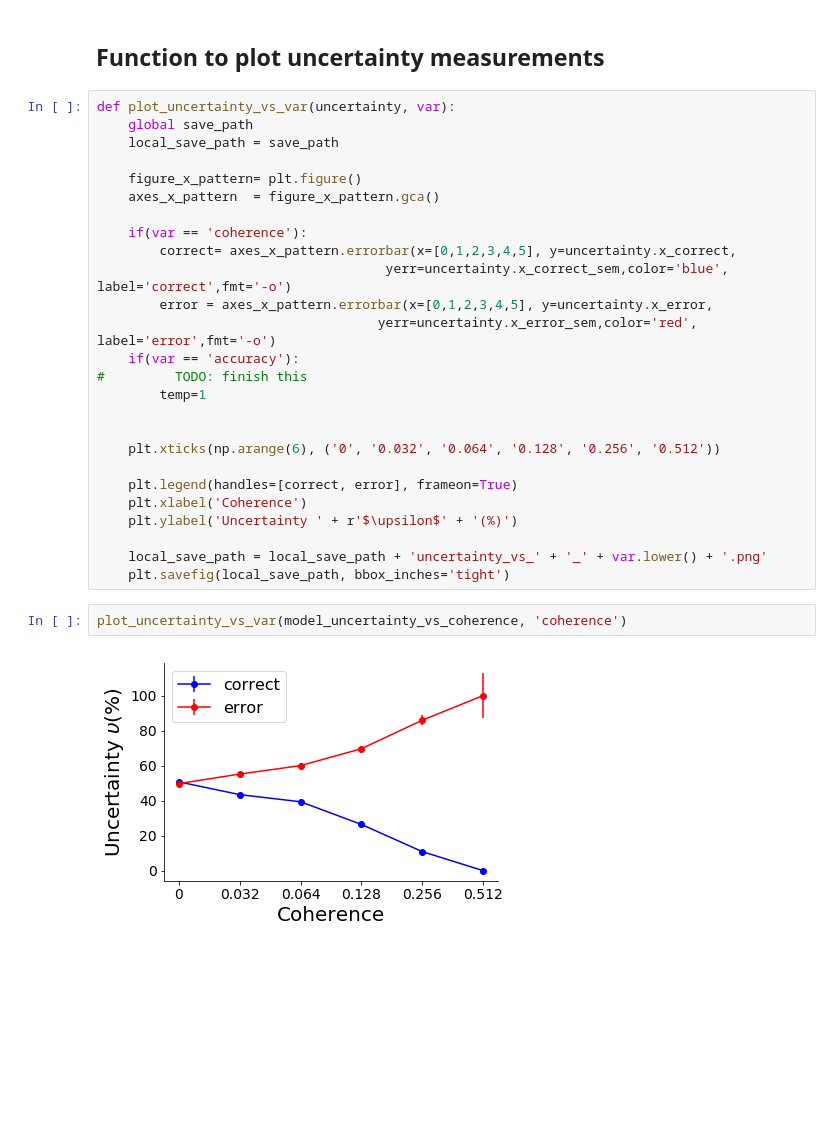
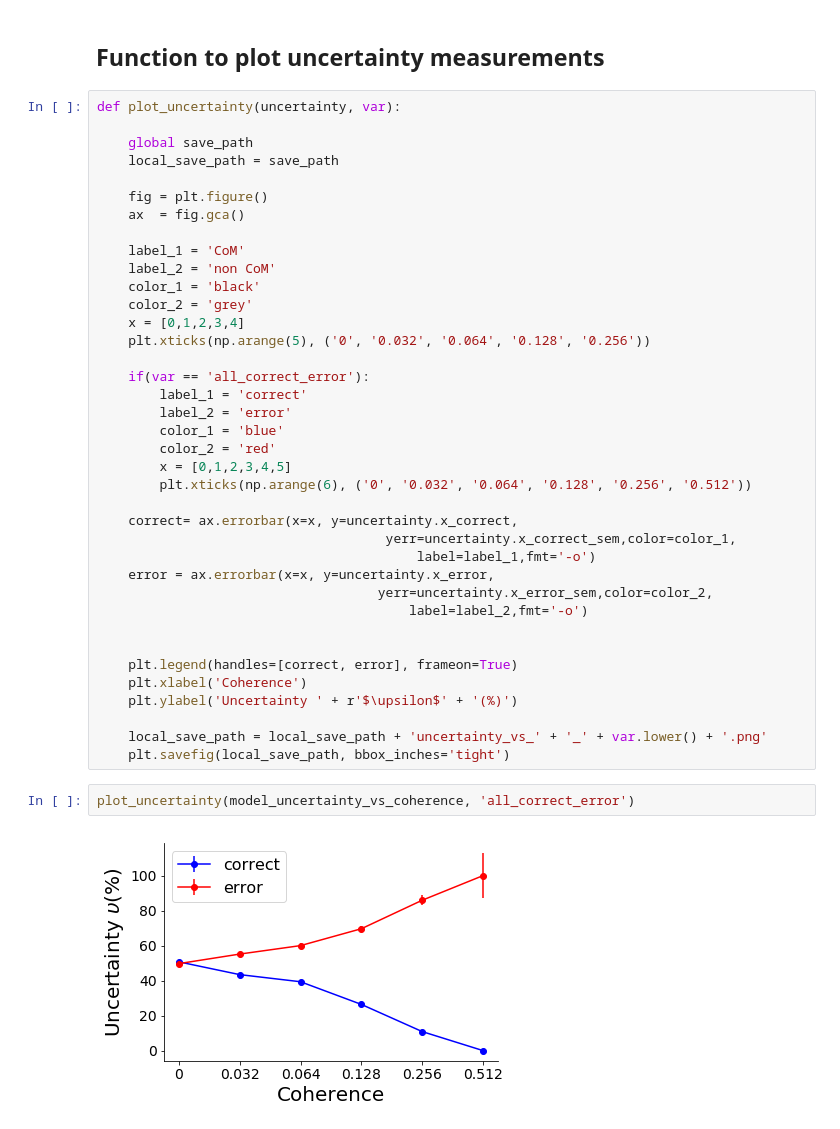
Before and after one commit to nidstigator/com_fixed_duration, a Jupyter notebook: plotting_code/notebooks/modelling_results.ipynb, the cells around one changed output. Drawn from its saved outputs; the diff is of its cells as text; blank space fills up the shorter version.

```diff
--- a/plotting_code/notebooks/modelling_results.ipynb
+++ b/plotting_code/notebooks/modelling_results.ipynb
@@ -105,24 +140,36 @@ plot_mean_timecourse(model_com_activity_traces,'com')
 # %% [markdown]
 ## Function to plot uncertainty measurements
 # %%
-def plot_uncertainty_vs_var(uncertainty, var):
+def plot_uncertainty(uncertainty, var):
+
     global save_path
     local_save_path = save_path
 
-    figure_x_pattern= plt.figure()
-    axes_x_pattern  = figure_x_pattern.gca()
+    fig = plt.figure()
+    ax  = fig.gca()
 
-    if(var == 'coherence'):
-        correct= axes_x_pattern.errorbar(x=[0,1,2,3,4,5], y=uncertainty.x_correct,
-                                     yerr=uncertainty.x_correct_sem,color='blue', label='correct',fmt='-o')
-        error = axes_x_pattern.errorbar(x=[0,1,2,3,4,5], y=uncertainty.x_error,
-                                    yerr=uncertainty.x_error_sem,color='red', label='error',fmt='-o')
-    if(var == 'accuracy'):
-#         TODO: finish this
-        temp=1
+    label_1 = 'CoM'
+    label_2 = 'non CoM'
+    color_1 = 'black'
+    color_2 = 'grey'
+    x = [0,1,2,3,4]
+    plt.xticks(np.arange(5), ('0', '0.032', '0.064', '0.128', '0.256'))
 
+    if(var == 'all_correct_error'):
+        label_1 = 'correct'
+        label_2 = 'error'
+        color_1 = 'blue'
+        color_2 = 'red'
+        x = [0,1,2,3,4,5]
+        plt.xticks(np.arange(6), ('0', '0.032', '0.064', '0.128', '0.256', '0.512'))
 
-    plt.xticks(np.arange(6), ('0', '0.032', '0.064', '0.128', '0.256', '0.512'))
+    correct= ax.errorbar(x=x, y=uncertainty.x_correct,
+                                     yerr=uncertainty.x_correct_sem,color=color_1,
+                                         label=label_1,fmt='-o')
+    error = ax.errorbar(x=x, y=uncertainty.x_error,
+                                    yerr=uncertainty.x_error_sem,color=color_2,
+                                        label=label_2,fmt='-o')
+
 
     plt.legend(handles=[correct, error], frameon=True)
     plt.xlabel('Coherence')
@@ -130,7 +177,7 @@ def plot_uncertainty_vs_var(uncertainty, var):
 
     local_save_path = local_save_path + 'uncertainty_vs_' + '_' + var.lower() + '.png'
     plt.savefig(local_save_path, bbox_inches='tight')
-# %%
-plot_uncertainty_vs_var(model_uncertainty_vs_coherence, 'coherence')
-# %% [output]
-[figure, removed]
+# %%
+plot_uncertainty(model_uncertainty_vs_coherence, 'all_correct_error')
+# %% [output]
+[figure, added]
```
Also changed, not shown: parts of 10 cells of this notebook, 9 other files.
